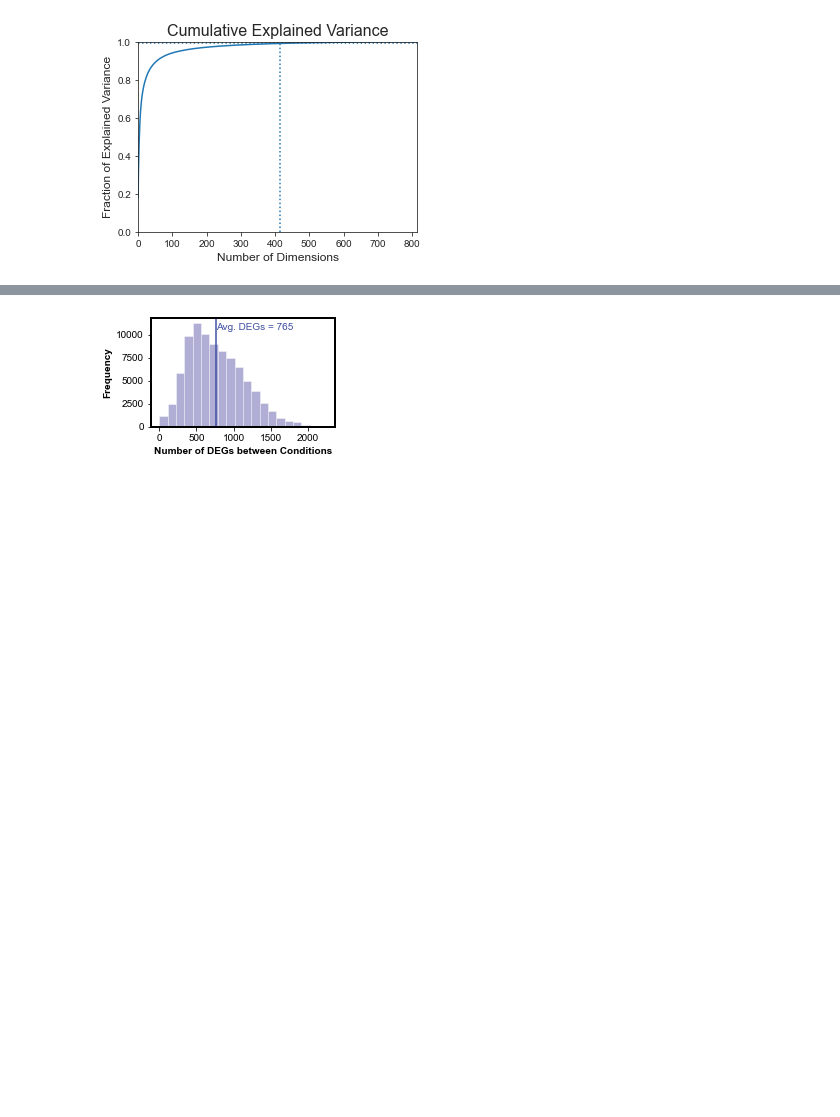
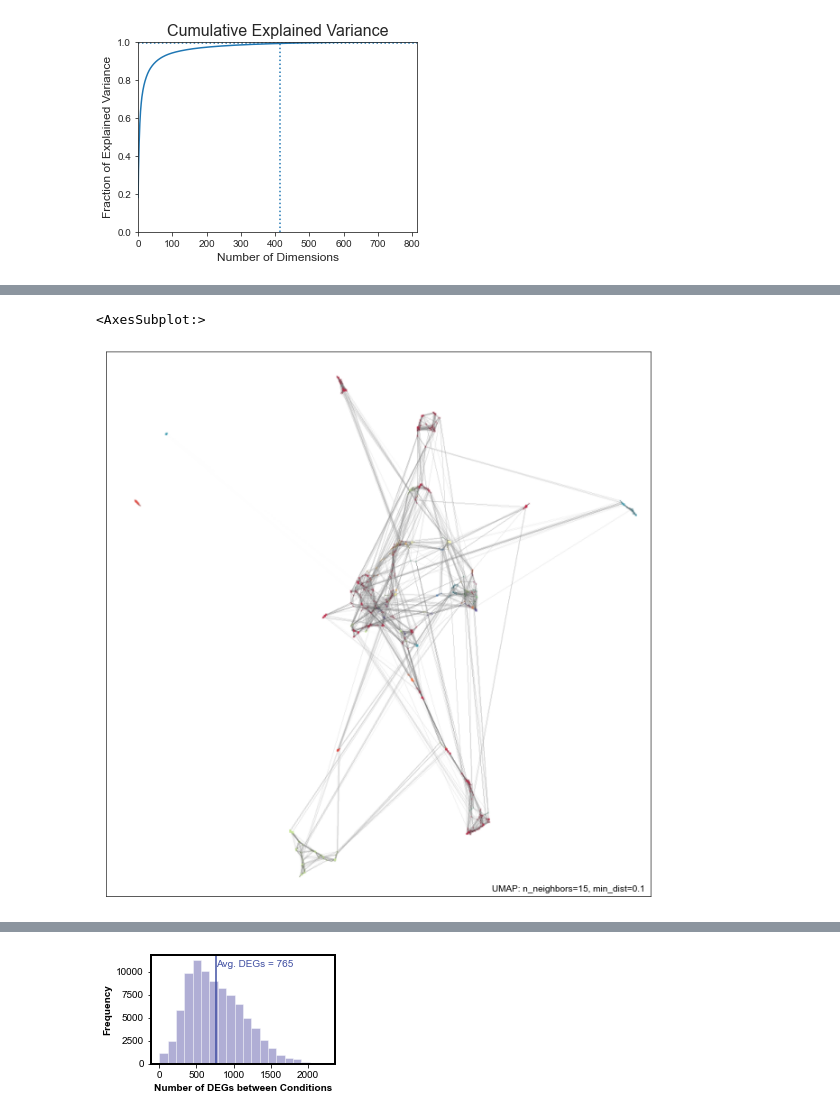
Before and after one commit to SBRG/precise2, a Jupyter notebook: notebooks/figure2_genes.ipynb, the cells around one changed output, grey strips where cells are left out. Drawn from its saved outputs; the diff is of its cells as text; code cells hidden in the pictures; blank space fills up the shorter version.

```diff
--- a/notebooks/figure2_genes.ipynb
+++ b/notebooks/figure2_genes.ipynb
@@ -255,0 +310,5 @@ plt.savefig('./fig2/PCA_20210111.pdf', dpi = 600, bbox_inches = 'tight')
+# %%
+umap.plot.connectivity(mapper, show_points=True, labels=names.show_study)
+# %% [output]
+<AxesSubplot:>
+[figure, added]
```
Also changed, not shown: parts of 13 cells of this notebook, 2 other files.
